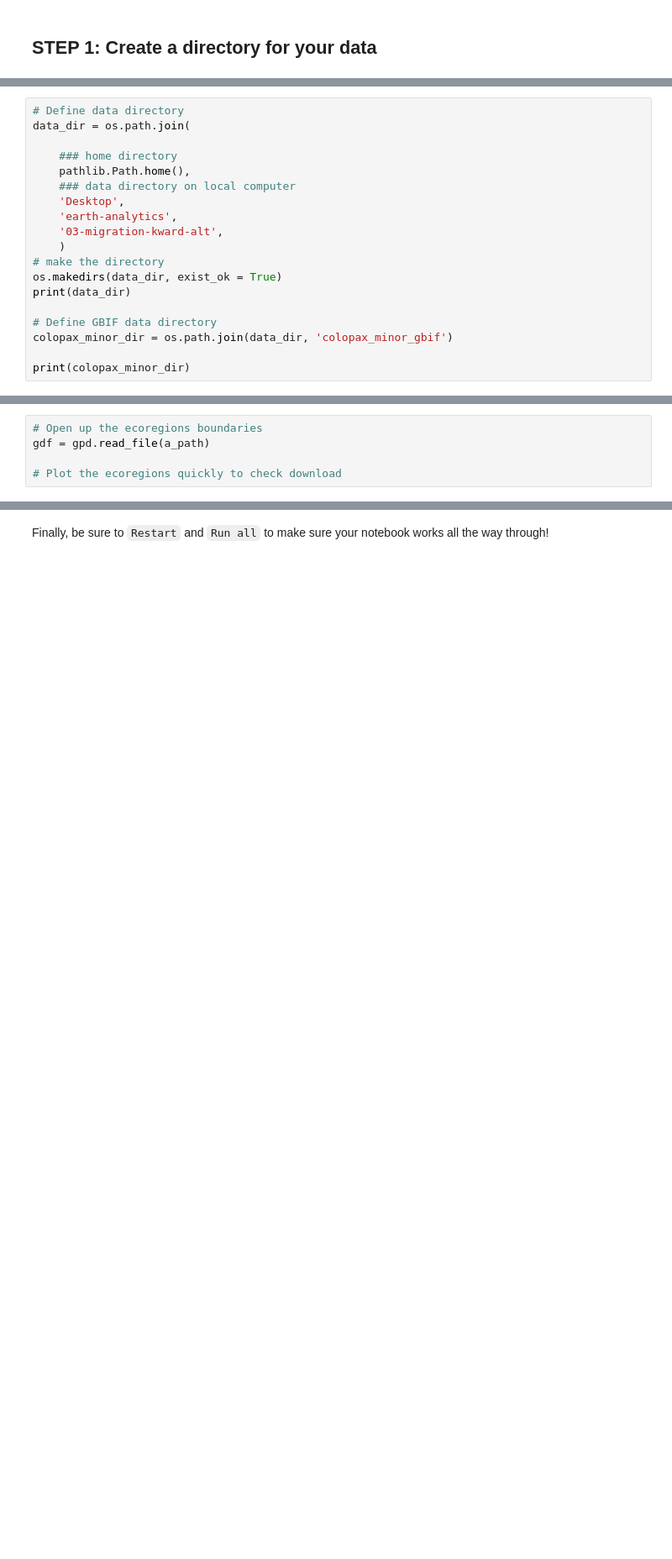
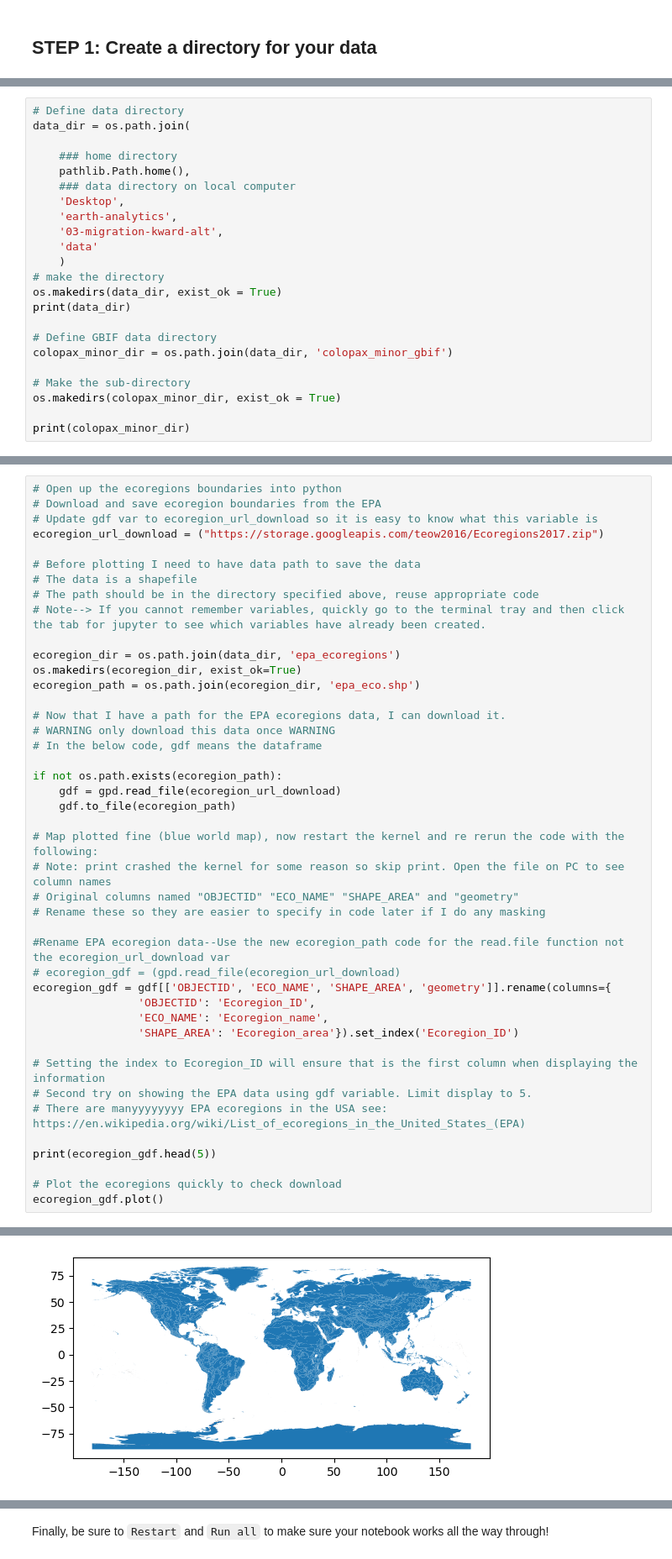
Before and after one commit to earthlab-education/03-migration-kward-alt, a Jupyter notebook: notebooks/migration-31-wrangle.ipynb, the cells around one changed output, grey strips where cells are left out. Shown at 84% size. Saved outputs shown, nothing was run; the diff lists cells and outputs as text; blank space fills up the shorter version.

```diff
--- a/notebooks/migration-31-wrangle.ipynb
+++ b/notebooks/migration-31-wrangle.ipynb
@@ -83,6 +89,7 @@ data_dir = os.path.join(
     'Desktop',
     'earth-analytics',
     '03-migration-kward-alt',
+    'data'
     )
 # make the directory
 os.makedirs(data_dir, exist_ok = True)
@@ -91,5 +98,8 @@ print(data_dir)
 # Define GBIF data directory
 colopax_minor_dir = os.path.join(data_dir, 'colopax_minor_gbif')
 
+# Make the sub-directory
+os.makedirs(colopax_minor_dir, exist_ok = True)
+
 print(colopax_minor_dir)
 # %% [output]
@@ -124,7 +134,46 @@ ecoregions file.</li>
 download worked.</li>
 </ol></div></div>
 # %%
-# Open up the ecoregions boundaries
-gdf = gpd.read_file(a_path)
+# Open up the ecoregions boundaries into python
+# Download and save ecoregion boundaries from the EPA
+# Update gdf var to ecoregion_url_download so it is easy to know what this variable is
+ecoregion_url_download = ("https://storage.googleapis.com/teow2016/Ecoregions2017.zip")
+
+# Before plotting I need to have data path to save the data
+# The data is a shapefile
+# The path should be in the directory specified above, reuse appropriate code
+# Note--> If you cannot remember variables, quickly go to the terminal tray and then click the tab for jupyter to see which variables have already been created.
+
+ecoregion_dir = os.path.join(data_dir, 'epa_ecoregions')
+os.makedirs(ecoregion_dir, exist_ok=True)
+ecoregion_path = os.path.join(ecoregion_dir, 'epa_eco.shp')
+
+# Now that I have a path for the EPA ecoregions data, I can download it.
+# WARNING only download this data once WARNING
+# In the below code, gdf means the dataframe
+
+if not os.path.exists(ecoregion_path):
+    gdf = gpd.read_file(ecoregion_url_download)
+    gdf.to_file(ecoregion_path)
+
+# Map plotted fine (blue world map), now restart the kernel and re rerun the code with the following:
+# Note: print crashed the kernel for some reason so skip print. Open the file on PC to see column names
+# Original columns named "OBJECTID" "ECO_NAME" "SHAPE_AREA" and "geometry"
+# Rename these so they are easier to specify in code later if I do any masking
+
+#Rename EPA ecoregion data--Use the new ecoregion_path code for the read.file function not the ecoregion_url_download var
+# ecoregion_gdf = (gpd.read_file(ecoregion_url_download)
+ecoregion_gdf = gdf[['OBJECTID', 'ECO_NAME', 'SHAPE_AREA', 'geometry']].rename(columns={
+                'OBJECTID': 'Ecoregion_ID',
+                'ECO_NAME': 'Ecoregion_name',
+                'SHAPE_AREA': 'Ecoregion_area'}).set_index('Ecoregion_ID')
+
+# Setting the index to Ecoregion_ID will ensure that is the first column when displaying the information
+# Second try on showing the EPA data using gdf variable. Limit display to 5.
+# There are manyyyyyyyy EPA ecoregions in the USA see: https://en.wikipedia.org/wiki/List_of_ecoregions_in_the_United_States_(EPA)
+
+print(ecoregion_gdf.head(5))
 
 # Plot the ecoregions quickly to check download
+ecoregion_gdf.plot()
+# %% [output]
@@ -131,3 +199,4 @@ gdf = gpd.read_file(a_path)
+[figure, added]
 # %% [markdown]
 ## STEP 3: Load species observation data
 
```
Also changed, not shown: parts of 9 cells of this notebook, 5 other files.
